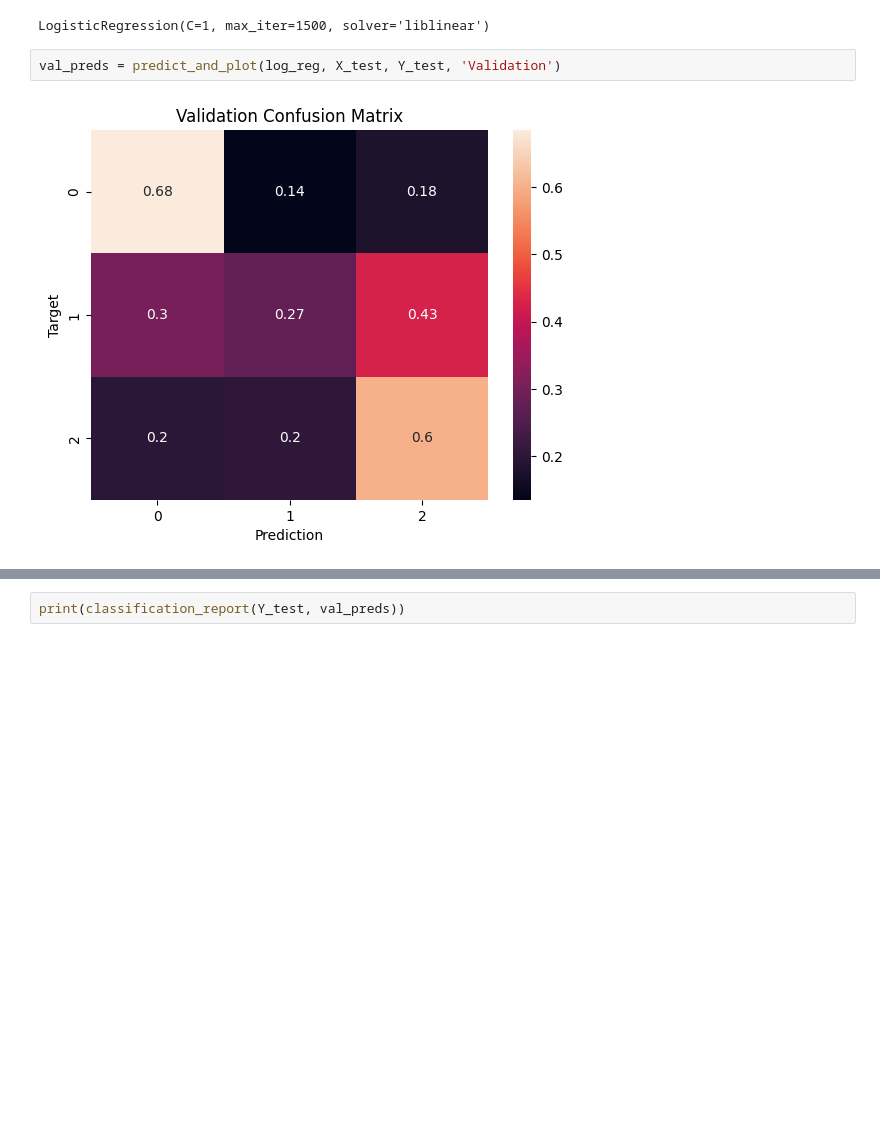
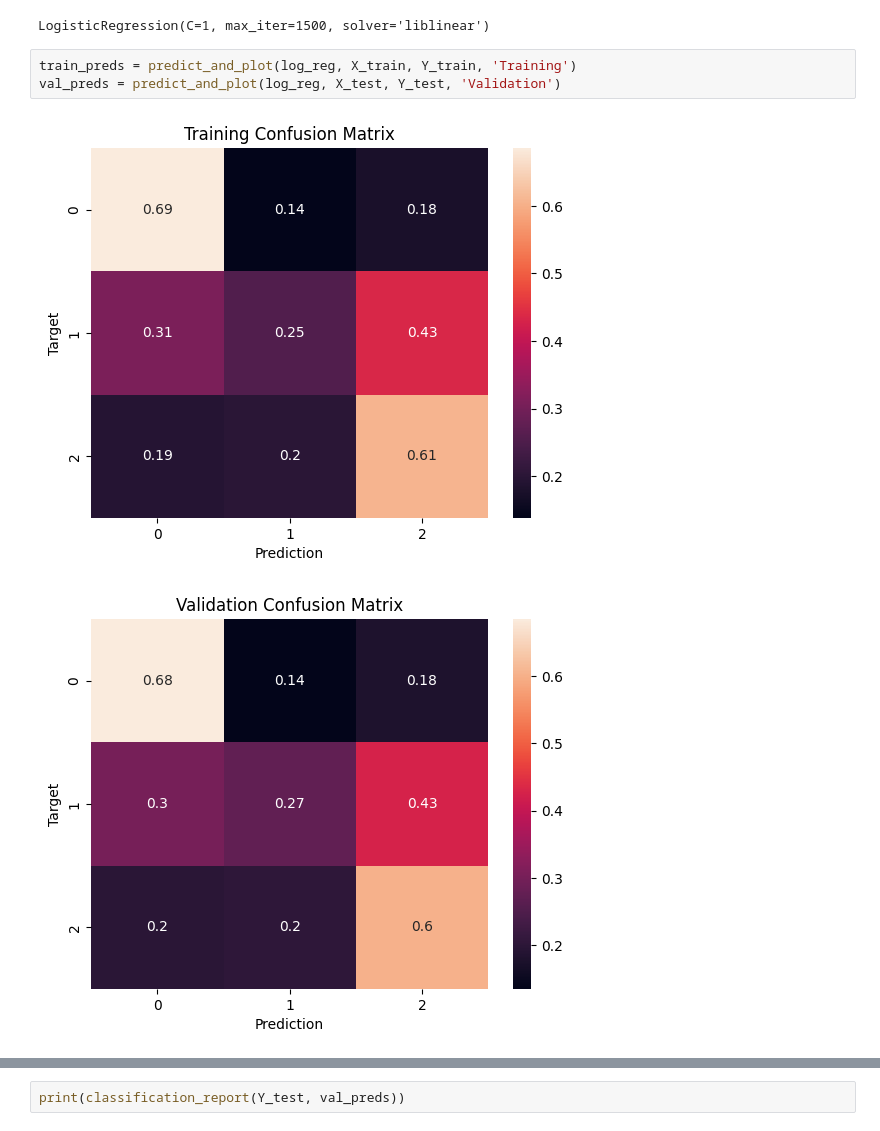
Before and after one commit to NgokNgo/Diabetes-Prediction, a Jupyter notebook: python_code/ModelBuilding.ipynb, the cells around one changed output, grey strips where cells are left out. Cells and saved outputs as stored; diff of their text form; blank space fills up the shorter version.

```diff
--- a/python_code/ModelBuilding.ipynb
+++ b/python_code/ModelBuilding.ipynb
@@ -33,6 +33,8 @@ log_reg.fit(X_train, Y_train)
 # %% [output]
 LogisticRegression(C=1, max_iter=1500, solver='liblinear')
 # %%
+train_preds = predict_and_plot(log_reg, X_train, Y_train, 'Training')
 val_preds = predict_and_plot(log_reg, X_test, Y_test, 'Validation')
 # %% [output]
-[figure, old version]
+[figure, new version]
+[figure, added]
```
Also changed, not shown: parts of 5 cells of this notebook, 13 other files.
